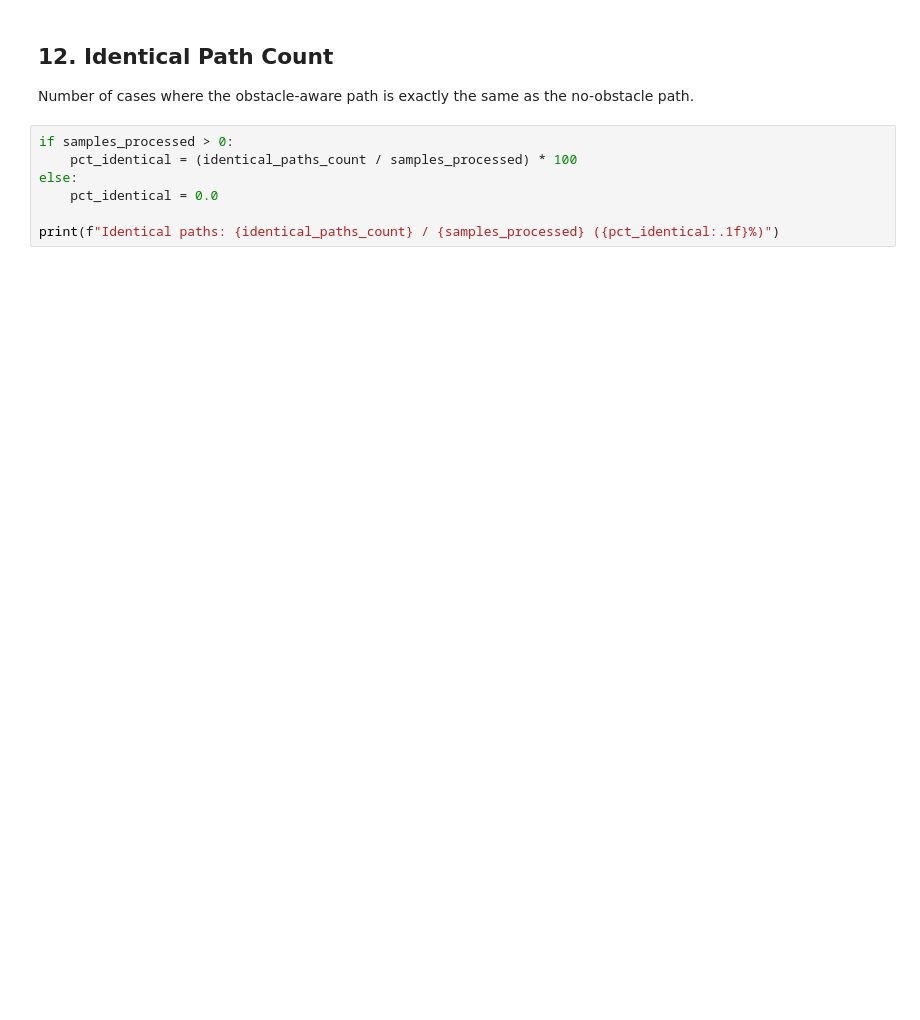
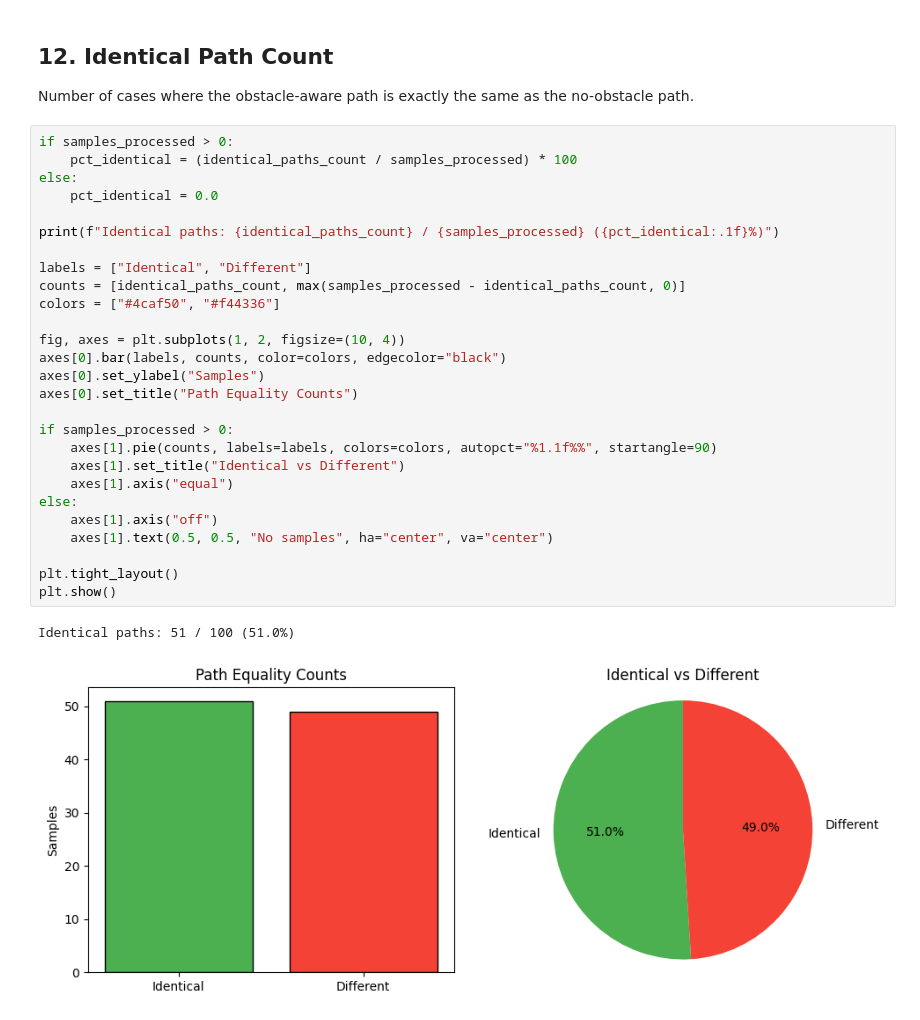
Before and after one commit to ThalesGroup/passage, a Jupyter notebook: notebooks/dataset.ipynb, the cells around one changed output. Cells and saved outputs as stored; diff of their text form; blank space fills up the shorter version.

```diff
--- a/notebooks/dataset.ipynb
+++ b/notebooks/dataset.ipynb
@@ -627,7 +667,30 @@ Number of cases where the obstacle-aware path is exactly the same as the no-obst
 # %%
 if samples_processed > 0:
     pct_identical = (identical_paths_count / samples_processed) * 100
 else:
     pct_identical = 0.0
 
 print(f"Identical paths: {identical_paths_count} / {samples_processed} ({pct_identical:.1f}%)")
+
+labels = ["Identical", "Different"]
+counts = [identical_paths_count, max(samples_processed - identical_paths_count, 0)]
+colors = ["#4caf50", "#f44336"]
+
+fig, axes = plt.subplots(1, 2, figsize=(10, 4))
+axes[0].bar(labels, counts, color=colors, edgecolor="black")
+axes[0].set_ylabel("Samples")
+axes[0].set_title("Path Equality Counts")
+
+if samples_processed > 0:
+    axes[1].pie(counts, labels=labels, colors=colors, autopct="%1.1f%%", startangle=90)
+    axes[1].set_title("Identical vs Different")
+    axes[1].axis("equal")
+else:
+    axes[1].axis("off")
+    axes[1].text(0.5, 0.5, "No samples", ha="center", va="center")
+
+plt.tight_layout()
+plt.show()
+# %% [output]
+Identical paths: 51 / 100 (51.0%)
+[figure, added]
```
Also changed, not shown: parts of 19 cells of this notebook, 7 other files.
